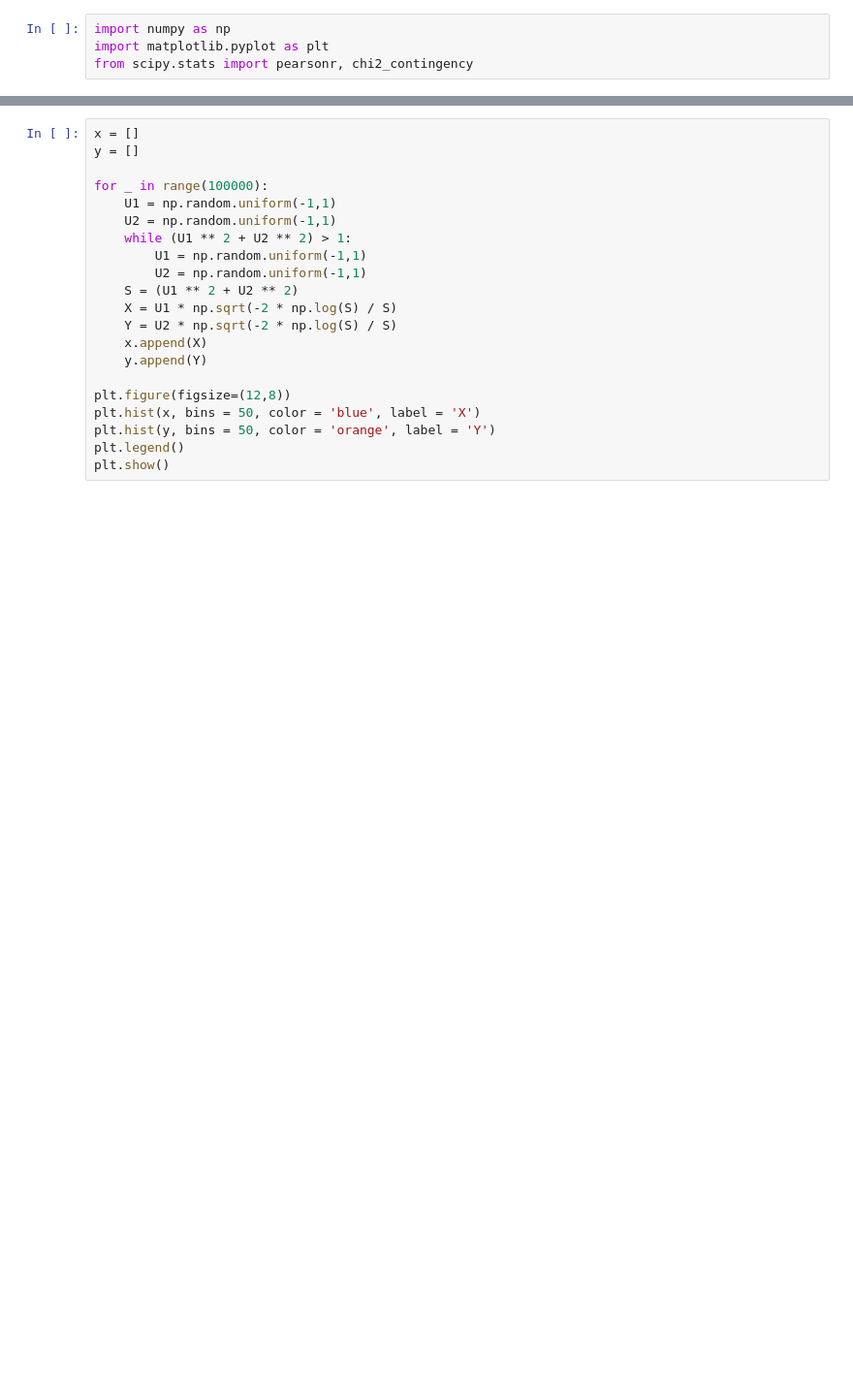
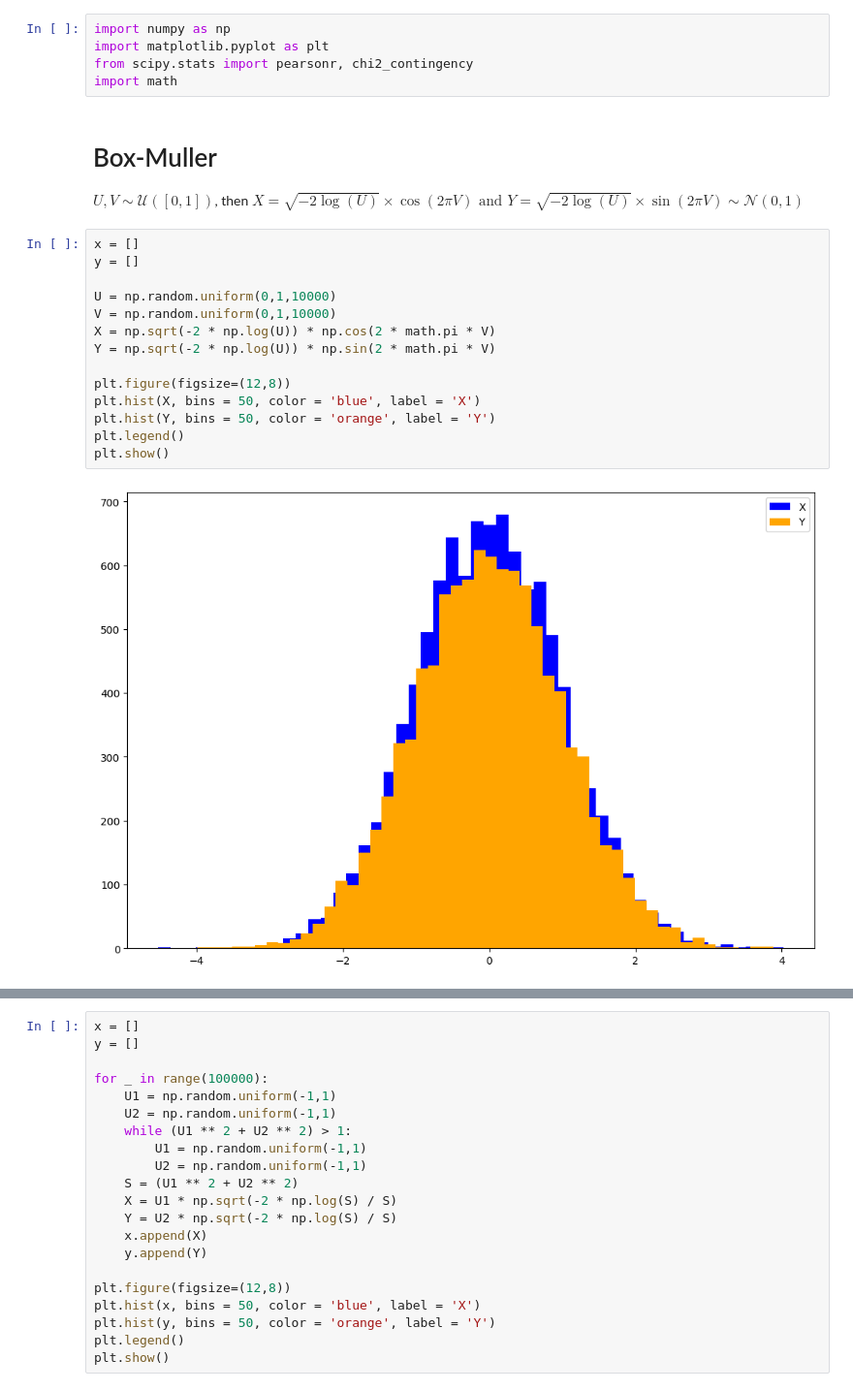
Before and after one commit to AugustinCablant/Monte-Carlo-methods, a Jupyter notebook: Box_muller.ipynb, the cells around one changed output, grey strips where cells are left out. Shown: that part at 97% size. Drawn from its saved outputs; the diff is of its cells as text; blank space fills up the shorter version.

```diff
--- a/Box_muller.ipynb
+++ b/Box_muller.ipynb
@@ -2,3 +2,24 @@
 import numpy as np
 import matplotlib.pyplot as plt
 from scipy.stats import pearsonr, chi2_contingency
+import math
+# %% [markdown]
+# Box-Muller
+
+$U, V \sim \mathcal{U} ([0,1])$, then $ X = \sqrt{- 2 \log(U) } \times \cos (2 \pi V) \text{  and  } Y = \sqrt{- 2 \log(U) } \times \sin (2 \pi V) \sim \mathcal{N} (0,1) $
+# %%
+x = []
+y = []
+
+U = np.random.uniform(0,1,10000)
+V = np.random.uniform(0,1,10000)
+X = np.sqrt(-2 * np.log(U)) * np.cos(2 * math.pi * V)
+Y = np.sqrt(-2 * np.log(U)) * np.sin(2 * math.pi * V)
+
+plt.figure(figsize=(12,8))
+plt.hist(X, bins = 50, color = 'blue', label = 'X')
+plt.hist(Y, bins = 50, color = 'orange', label = 'Y')
+plt.legend()
+plt.show()
+# %% [output]
+[figure, added]
```
Also changed, not shown: parts of 1 cell of this notebook.
